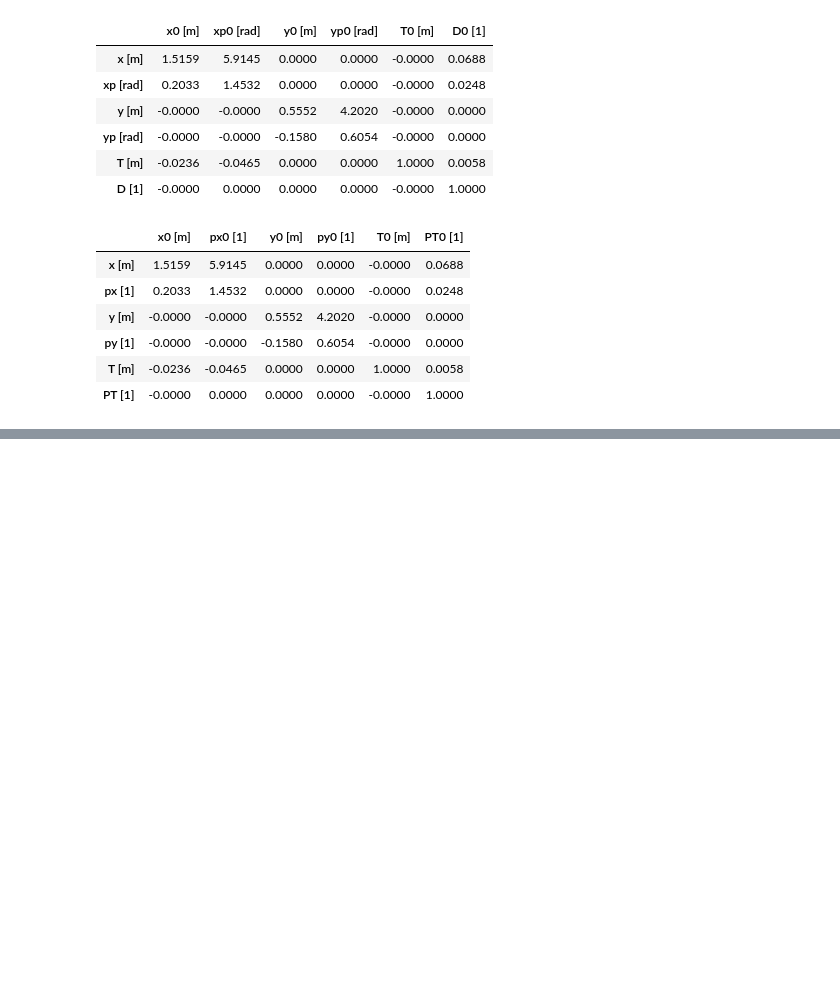
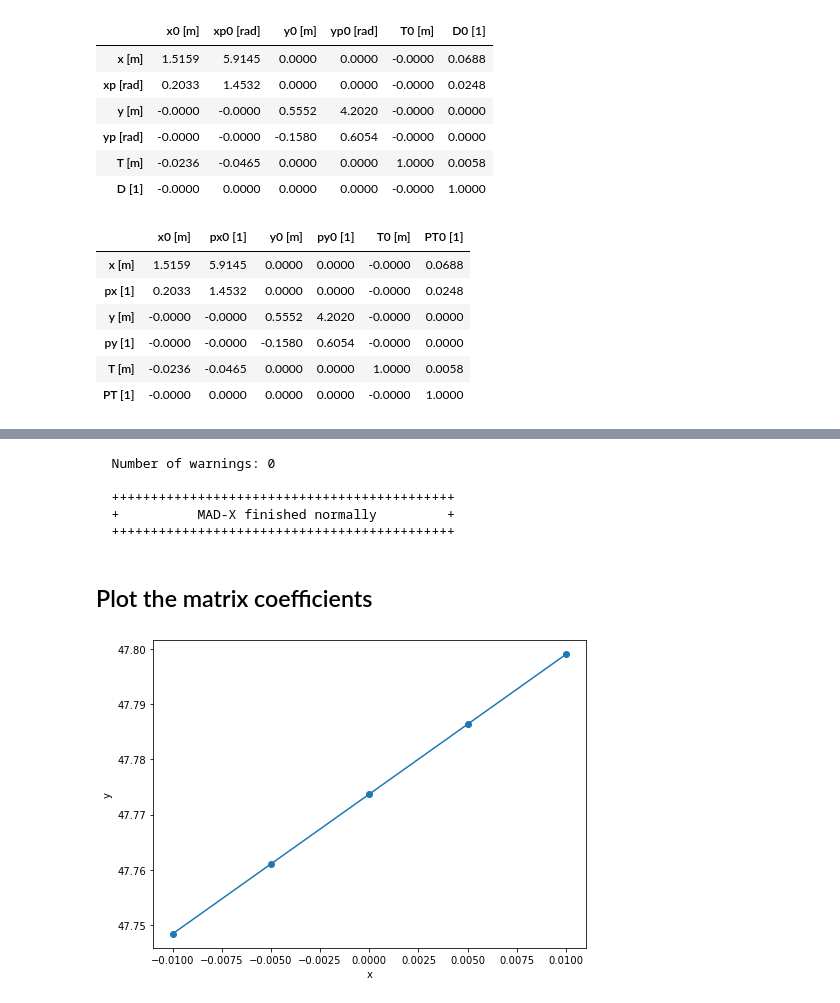
Before and after one commit to eliottjohnson/MADX-Examples-Eliott, a Jupyter notebook: TMatrix-to-MADX.ipynb, the cells around one changed output, grey strips where cells are left out. Drawn from its saved outputs; the diff is of its cells as text; code cells hidden in the pictures; blank space fills up the shorter version.

Commit message:
plotting matrix coefficient

```diff
--- a/TMatrix-to-MADX.ipynb
+++ b/TMatrix-to-MADX.ipynb
@@ -226,7 +223,7 @@ display(atr.style_df_transport_matrix(mat_f),
 from cpymad.madx import Madx
 madx = Madx(command_log="commandlog") #Writes the errors in this file once madx has quit
 #madx.options(verbose=True, echo=True, debug=True)
-madx.option(echo=False,warn=False) #Hides the output in the terminal
+madx.option(echo=False, warn=False, twiss_print=False) #Hides the output in the terminal
 
 madx.beam(particle='proton', pc=25)
 
@@ -234,12 +231,12 @@ madx.command.sequence.clone('S1', l=10)
 madx.command.endsequence()
 
 madx.command.matrix.clone('CustomMatrix', L=1,
-                                        rm11=mat_f[0][0], rm12=mat_f[0][1], rm13=mat_f[0][2], rm14=mat_f[0][3], rm15=mat_f[0][4], rm16=mat_f[0][5],
-                                        rm21=mat_f[1][0], rm22=mat_f[1][1], rm23=mat_f[1][2], rm24=mat_f[1][3], rm25=mat_f[1][4], rm26=mat_f[1][5],
-                                        rm31=mat_f[2][0], rm32=mat_f[2][1], rm33=mat_f[2][2], rm34=mat_f[2][3], rm35=mat_f[2][4], rm36=mat_f[2][5],
-                                        rm41=mat_f[3][0], rm42=mat_f[3][1], rm43=mat_f[3][2], rm44=mat_f[3][3], rm45=mat_f[3][4], rm46=mat_f[3][5],
-                                        rm51=mat_f[4][0], rm52=mat_f[4][1], rm53=mat_f[4][2], rm54=mat_f[4][3], rm55=mat_f[4][4], rm56=mat_f[4][5],
-                                        rm61=mat_f[5][0], rm62=mat_f[5][1], rm63=mat_f[5][2], rm64=mat_f[5][3], rm65=mat_f[5][4], rm66=mat_f[5][5])
+                                        rm11=mat_f_madx[0][0], rm12=mat_f_madx[0][1], rm13=mat_f_madx[0][2], rm14=mat_f_madx[0][3], rm15=mat_f_madx[0][4], rm16=mat_f_madx[0][5],
+                                        rm21=mat_f_madx[1][0], rm22=mat_f_madx[1][1], rm23=mat_f_madx[1][2], rm24=mat_f_madx[1][3], rm25=mat_f_madx[1][4], rm26=mat_f_madx[1][5],
+                                        rm31=mat_f_madx[2][0], rm32=mat_f_madx[2][1], rm33=mat_f_madx[2][2], rm34=mat_f_madx[2][3], rm35=mat_f_madx[2][4], rm36=mat_f_madx[2][5],
+                                        rm41=mat_f_madx[3][0], rm42=mat_f_madx[3][1], rm43=mat_f_madx[3][2], rm44=mat_f_madx[3][3], rm45=mat_f_madx[3][4], rm46=mat_f_madx[3][5],
+                                        rm51=mat_f_madx[4][0], rm52=mat_f_madx[4][1], rm53=mat_f_madx[4][2], rm54=mat_f_madx[4][3], rm55=mat_f_madx[4][4], rm56=mat_f_madx[4][5],
+                                        rm61=mat_f_madx[5][0], rm62=mat_f_madx[5][1], rm63=mat_f_madx[5][2], rm64=mat_f_madx[5][3], rm65=mat_f_madx[5][4], rm66=mat_f_madx[5][5])
 
 madx.command.seqedit(sequence='S1')
 madx.command.install(element='M1', class_='CustomMatrix', at='4.5')
@@ -248,7 +245,7 @@ madx.command.endedit()
 print(madx.sequence)
 
 madx.use(sequence="S1")
-twiss = madx.twiss(betx=1, bety=1)
+twiss = madx.twiss(betx=1, bety=1, rmatrix=True).dframe()
 
 
 %matplotlib inline
@@ -260,8 +257,7 @@ plt.ylabel('beta [m]')
 plt.legend()
 plt.show()
 
-
-madx.quit()
+matExtracted = get_matrix_from_twiss(twiss)
 # %% [output]
   ++++++++++++++++++++++++++++++++++++++++++++
   +     MAD-X 5.06.01  (64 bit, Linux)       +
@@ -288,0 +285,29 @@ final orbit vector:     0.000000E+00  0.000000E+00  0.000000E+00  0.000000E+00
+# %%
+madx.quit()
+# %% [output]
+  Number of warnings: 0
+
+  ++++++++++++++++++++++++++++++++++++++++++++
+  +          MAD-X finished normally         +
+  ++++++++++++++++++++++++++++++++++++++++++++
+# %% [markdown]
+## Plot the matrix coefficients
+# %%
+if True: # Necessary otherwise you get an output in the console
+    values_lim = 0.01  # calculate the coefficient in the range +/-values_lim
+    values_no = 5      # choose how many points you want to calculate
+    values = np.linspace(-values_lim, values_lim, values_no)
+    yvalues = np.zeros(values_no)
+
+    for i in range (0,values_no):
+        B = np.array([[1.], [2.], [3.], [4.], [5.], [6.]])
+        B[0]=values[i]
+        C = np.dot(matExtracted,B)
+        yvalues[i]=C[0]
+
+    fig, ax = plt.subplots(1, 1, figsize=(7,5), tight_layout=True, sharex=True)
+    ax.plot(values, yvalues, marker = 'o')
+    ax.set_xlabel("x")
+    ax.set_ylabel("y")
+# %% [output]
+[figure, added]
```
Also changed, not shown: parts of 12 cells of this notebook, 3 other files.
